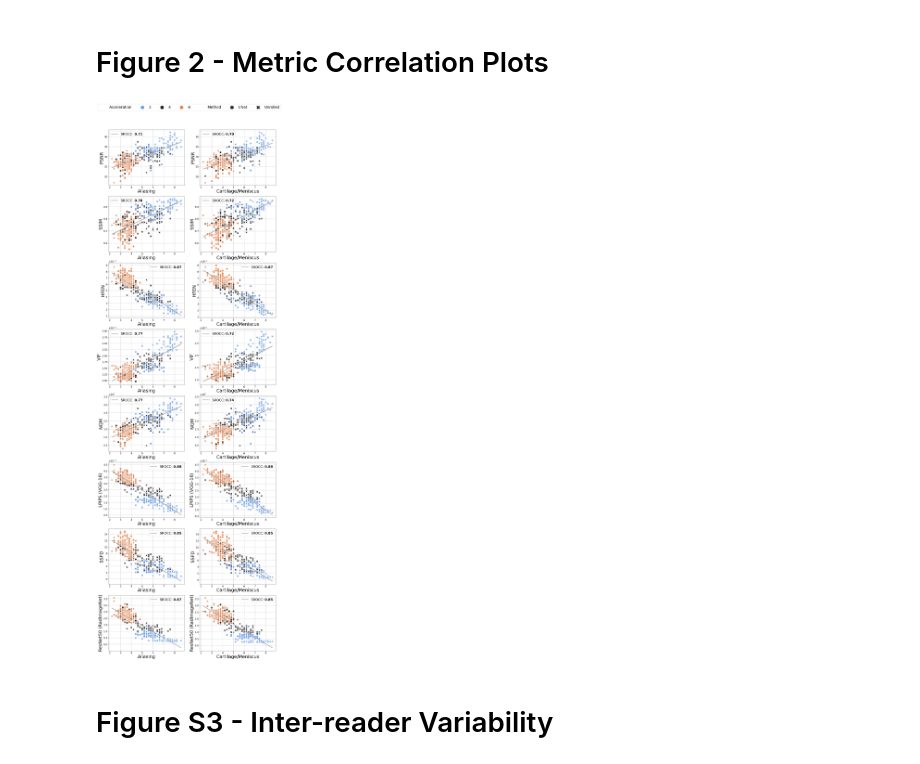
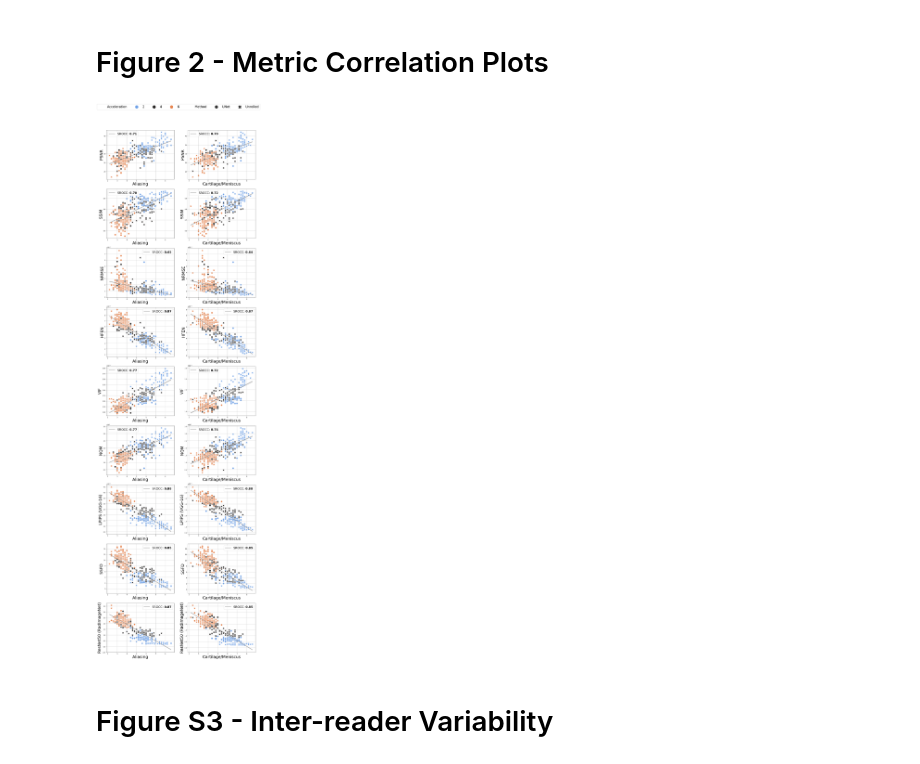
Before and after one commit to StanfordMIMI/deep-feature-mr-recon, a Jupyter notebook: ReaderStudy_vs_Metrics.ipynb, the cells around one changed output. Drawn from its saved outputs; the diff is of its cells as text; code cells hidden in the pictures.

```diff
--- a/ReaderStudy_vs_Metrics.ipynb
+++ b/ReaderStudy_vs_Metrics.ipynb
@@ -61,7 +62,7 @@ df.head()
 # ### ENTER METRICS HERE ####
 
 # Figure 2
-metrics = ['PSNR', 'SSIM', 'HFEN', 'VIF', 'NQM', 'LPIPS (VGG-16)', 'SSFD', 'ResNet50 (RadImageNet)']
+metrics = ['PSNR', 'SSIM','NRMSE','HFEN', 'VIF', 'NQM', 'LPIPS (VGG-16)', 'SSFD', 'ResNet50 (RadImageNet)']
 
 # All IQ metrics
 # Note that the Med_VAEFD model has not yet been made publically available, and as such experiments were performed offline.
@@ -80,34 +81,34 @@ i = 0
 
 for metric in metrics:
     for score in scores:
         srocc = compute_srocc(df[score], df[metric])
         sns.regplot(data=df, x=score, y=metric, scatter=False, color = 'grey', ci = 95, ax=axes[i])
         scatter = sns.scatterplot(x=score, y=metric, data = df, s= 150, ax=axes[i], hue = 'Acceleration', style = 'Method', palette = palette);
         axes[i].set_ylabel(metric, fontsize=30);
         axes[i].set_xlabel(score, fontsize=30);
         axes[i].legend([r'SROCC: $\mathbf{' + f'{np.abs(srocc):.2f}' + '}$'], fontsize=22)
 
         # Set the formatter for the y-axis to use scientific notation
         if metric not in ['SSIM', 'PSNR', 'SSFD']:
             formatter = ScalarFormatter(useMathText=True)
             formatter.set_powerlimits((0,0))  # This will always use scientific notation
             axes[i].yaxis.set_major_formatter(formatter)
 
         axes[i].grid()
         i += 1
 
 plt.rc('xtick', labelsize=16)
 plt.rc('ytick', labelsize=16)
 
 
 handles, labels = scatter.get_legend_handles_labels()
 legend = fig.legend(handles, labels, title="", loc="upper center",bbox_to_anchor=(0.5, 0.92),ncol=7,fontsize=24)
 
 
 for handle in legend.legendHandles:
     handle.set_sizes([500])
 # %% [output]
-[figure, old version]
+[figure, new version]
 # %% [markdown]
 # Figure S3 - Inter-reader Variability
 # %%
```
Also changed, not shown: parts of 9 cells of this notebook.
